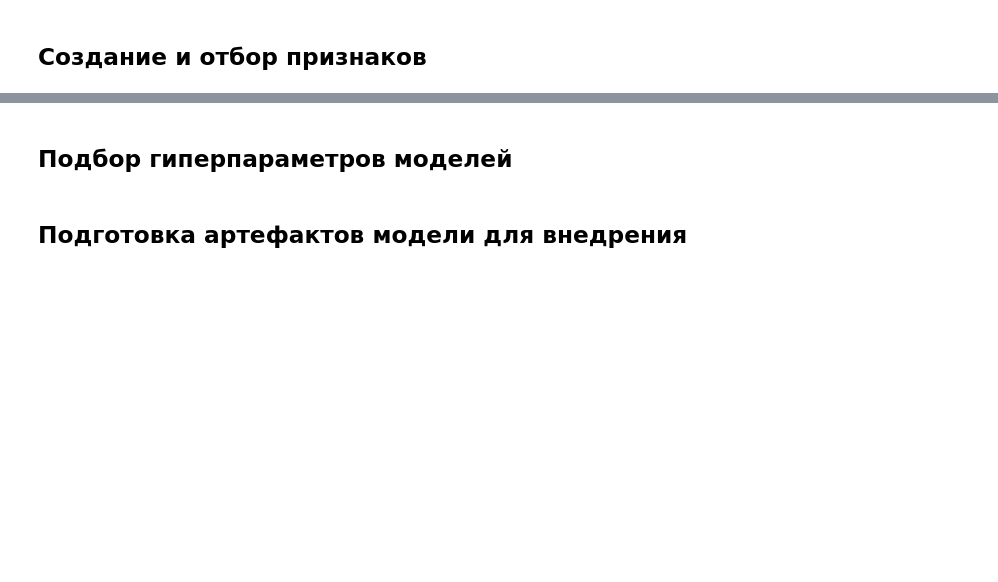
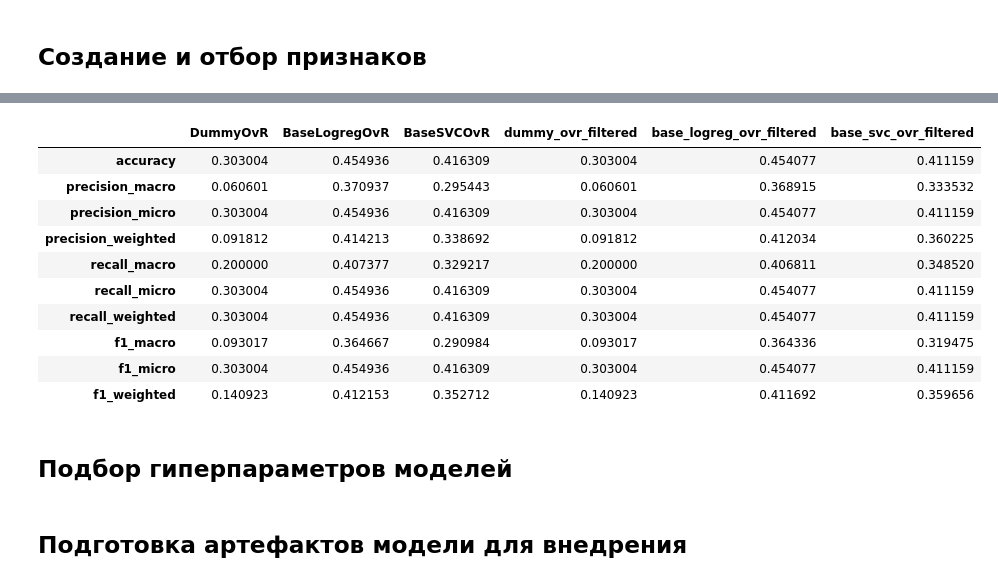
Before and after one commit to Plakhotniuk/practicum_ds, a Jupyter notebook: ml/multiclass_classification/project.ipynb, the cells around one changed output, grey strips where cells are left out. Cells and saved outputs as stored; diff of their text form; code cells hidden in the pictures; blank space fills up the shorter version.

```diff
--- a/ml/multiclass_classification/project.ipynb
+++ b/ml/multiclass_classification/project.ipynb
@@ -1006,0 +1088,6 @@ def create_preprocessing_pipeline(
+# %%
+base_model_results_df = get_result_df(
+    model_names=['DummyOvR', 'BaseLogregOvR', 'BaseSVCOvR'],
+    metric_dicts=base_model_results
+)
+base_model_results_df
@@ -1007,2 +1109,4 @@ def create_preprocessing_pipeline(
 # %% [markdown]
 ## Создание и отбор признаков
+# %%
+preprocessor_filtered = create_preprocessing_pipeline(with_filtering=True, high_corr_threshold=0.9, low_target_threshold=0.01)
@@ -1008,0 +1148,13 @@ def create_preprocessing_pipeline(
+# %%
+filtered_model_results = []
+
+for pipeline in filtered_pipelines:
+    val_pred  = train_test_result_pipeline(pipeline=pipeline, X_train=X_train, y_train=y_train, X_val=X_val)
+    result = evaluate_model(y_true=y_val, y_pred=val_pred)
+    filtered_model_results.append(result)
+# %%
+filtered_model_results_df = get_result_df(
+    model_names=['dummy_ovr_filtered', 'base_logreg_ovr_filtered', 'base_svc_ovr_filtered'],
+    metric_dicts=filtered_model_results
+)
+filtered_model_results_df
@@ -1009,3 +1173,17 @@ def create_preprocessing_pipeline(
+# %%
+pd.merge(base_model_results_df, filtered_model_results_df, left_index=True, right_index=True)
+# %% [output]
+|  | DummyOvR | BaseLogregOvR | BaseSVCOvR | dummy_ovr_filtered | base_logreg_ovr_filtered | base_svc_ovr_filtered |
+| accuracy | 0.303004 | 0.454936 | 0.416309 | 0.303004 | 0.454077 | 0.411159 |
+| precision_macro | 0.060601 | 0.370937 | 0.295443 | 0.060601 | 0.368915 | 0.333532 |
+| precision_micro | 0.303004 | 0.454936 | 0.416309 | 0.303004 | 0.454077 | 0.411159 |
+| precision_weighted | 0.091812 | 0.414213 | 0.338692 | 0.091812 | 0.412034 | 0.360225 |
+| recall_macro | 0.200000 | 0.407377 | 0.329217 | 0.200000 | 0.406811 | 0.348520 |
+| recall_micro | 0.303004 | 0.454936 | 0.416309 | 0.303004 | 0.454077 | 0.411159 |
+| recall_weighted | 0.303004 | 0.454936 | 0.416309 | 0.303004 | 0.454077 | 0.411159 |
+| f1_macro | 0.093017 | 0.364667 | 0.290984 | 0.093017 | 0.364336 | 0.319475 |
+| f1_micro | 0.303004 | 0.454936 | 0.416309 | 0.303004 | 0.454077 | 0.411159 |
+| f1_weighted | 0.140923 | 0.412153 | 0.352712 | 0.140923 | 0.411692 | 0.359656 |
 # %% [markdown]
 ## Подбор гиперпараметров моделей
 # %% [markdown]
```
Also changed, not shown: parts of 23 cells of this notebook.
